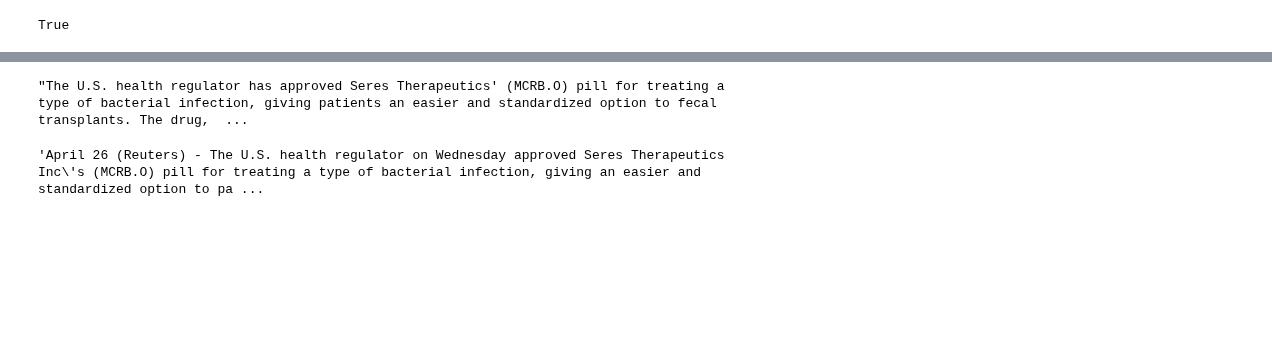
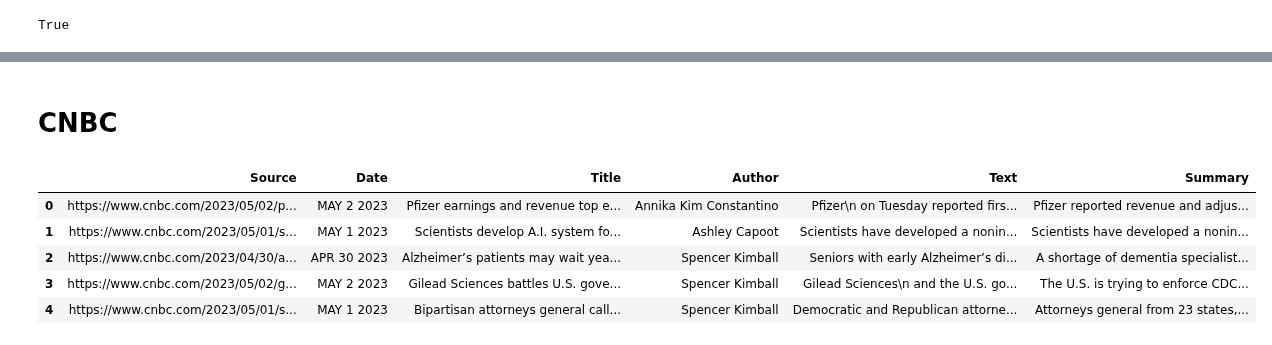
Before and after one commit to yw4401/FinBot, a Jupyter notebook: notebooks/FLAN-T5.ipynb, the cells around one changed output, grey strips where cells are left out. Saved outputs shown, nothing was run; the diff lists cells and outputs as text; code cells hidden in the pictures; blank space fills up the shorter version.

```diff
--- a/notebooks/FLAN-T5.ipynb
+++ b/notebooks/FLAN-T5.ipynb
@@ -335,54 +17,0 @@ print(response)
-# %%
-article = """
-April 26 (Reuters) - The U.S. health regulator on Wednesday approved Seres Therapeutics Inc's (MCRB.O) pill for treating a type of bacterial infection, giving an easier and standardized option to patients who often have to rely on individual donors for fecal transplants.
-
-The drug, branded as Vowst, was approved for treating 18 years and older for recurrent Clostridioides difficile (C. diff) infections (CDI), generally caused by prolonged use of antibiotics, which wipe out friendly colon bacteria and can cause potentially fatal diarrhea and inflammation of the colon.
-
-Vowst consists of a certain kind of bacteria made by purifying fecal matter derived from healthy people, while fecal transplants are donated by healthy volunteers and are not purified.
-
-The approval for the drug was based on its late-stage trials, in which treatment with the drug helped patients get rid of recurrent CDI.
-
-"The efficacy is so good, I don't know that there's much room for others to compete with this drug," Oppenheimer analyst Mark Breidenbach said before the approval.
-
-Seres' drug will compete with Switzerland-based Ferring Pharmaceuticals' fecal transplant-based therapy, which is delivered through an enema.
-
-Physicians think Seres' pill could replace fecal microbiota transplants in patients, TD Cowen analyst Joseph Thome said ahead of the decision. He said the drug could be priced close to $20,000 per course, expecting peak sales of $750 million in the U.S. in 2033.
-
-Government data estimates that C. diff causes nearly half a million infections in the United States annually.
-
-Seres entered into a deal with Nestle's health science unit in 2021 to jointly commercialize the drug in the United States.
-"""
-
-prompt = "You are an equity researcher specialized in the health and pharmaceutical industry. Write a summary for the following article. Focus on the information that will impact investment decisions on the companies mentioned."
-
-response = generate(prompt + article)
-print(response)
-# %% [output]
-"The U.S. health regulator has approved Seres Therapeutics' (MCRB.O) pill for treating a type of bacterial infection, giving patients an easier and standardized option to fecal transplants. The drug,  ...
-# %%
-article = """
-April 26 (Reuters) - The U.S. health regulator on Wednesday approved Seres Therapeutics Inc's (MCRB.O) pill for treating a type of bacterial infection, giving an easier and standardized option to patients who often have to rely on individual donors for fecal transplants.
-
-The drug, branded as Vowst, was approved for treating 18 years and older for recurrent Clostridioides difficile (C. diff) infections (CDI), generally caused by prolonged use of antibiotics, which wipe out friendly colon bacteria and can cause potentially fatal diarrhea and inflammation of the colon.
-
-Vowst consists of a certain kind of bacteria made by purifying fecal matter derived from healthy people, while fecal transplants are donated by healthy volunteers and are not purified.
-
-The approval for the drug was based on its late-stage trials, in which treatment with the drug helped patients get rid of recurrent CDI.
-
-"The efficacy is so good, I don't know that there's much room for others to compete with this drug," Oppenheimer analyst Mark Breidenbach said before the approval.
-
-Seres' drug will compete with Switzerland-based Ferring Pharmaceuticals' fecal transplant-based therapy, which is delivered through an enema.
-
-Physicians think Seres' pill could replace fecal microbiota transplants in patients, TD Cowen analyst Joseph Thome said ahead of the decision. He said the drug could be priced close to $20,000 per course, expecting peak sales of $750 million in the U.S. in 2033.
-
-Government data estimates that C. diff causes nearly half a million infections in the United States annually.
-
-Seres entered into a deal with Nestle's health science unit in 2021 to jointly commercialize the drug in the United States.
-"""
-
-prompt = "Rewrite the following article so that all pronouns are replaced with the entity it is referring to."
-
-response = generate(prompt + article)
-print(response)
-# %% [output]
-'April 26 (Reuters) - The U.S. health regulator on Wednesday approved Seres Therapeutics Inc\'s (MCRB.O) pill for treating a type of bacterial infection, giving an easier and standardized option to pa ...
@@ -388,0 +45,15 @@ print(response)
+# %% [markdown]
+# CNBC
+# %%
+import pandas as pd
+
+
+cnbc_df = pd.read_excel("gs://scraped-news-article-data-null/Data_CNBC.xlsx")
+cnbc_df.head()
+# %% [output]
+|  | Source | Date | Title | Author | Text | Summary |
+| 0 | https://www.cnbc.com/2023/05/02/p... | MAY 2 2023 | Pfizer earnings and revenue top e... | Annika Kim Constantino | Pfizer\n on Tuesday reported firs... | Pfizer reported revenue and adjus... |
+| 1 | https://www.cnbc.com/2023/05/01/s... | MAY 1 2023 | Scientists develop A.I. system fo... | Ashley Capoot | Scientists have developed a nonin... | Scientists have developed a nonin... |
+| 2 | https://www.cnbc.com/2023/04/30/a... | APR 30 2023 | Alzheimer’s patients may wait yea... | Spencer Kimball | Seniors with early Alzheimer’s di... | A shortage of dementia specialist... |
+| 3 | https://www.cnbc.com/2023/05/02/g... | MAY 2 2023 | Gilead Sciences battles U.S. gove... | Spencer Kimball | Gilead Sciences\n and the U.S. go... | The U.S. is trying to enforce CDC... |
+| 4 | https://www.cnbc.com/2023/05/01/s... | MAY 1 2023 | Bipartisan attorneys general call... | Spencer Kimball | Democratic and Republican attorne... | Attorneys general from 23 states,... |
```
Also changed, not shown: parts of 81 cells of this notebook.
